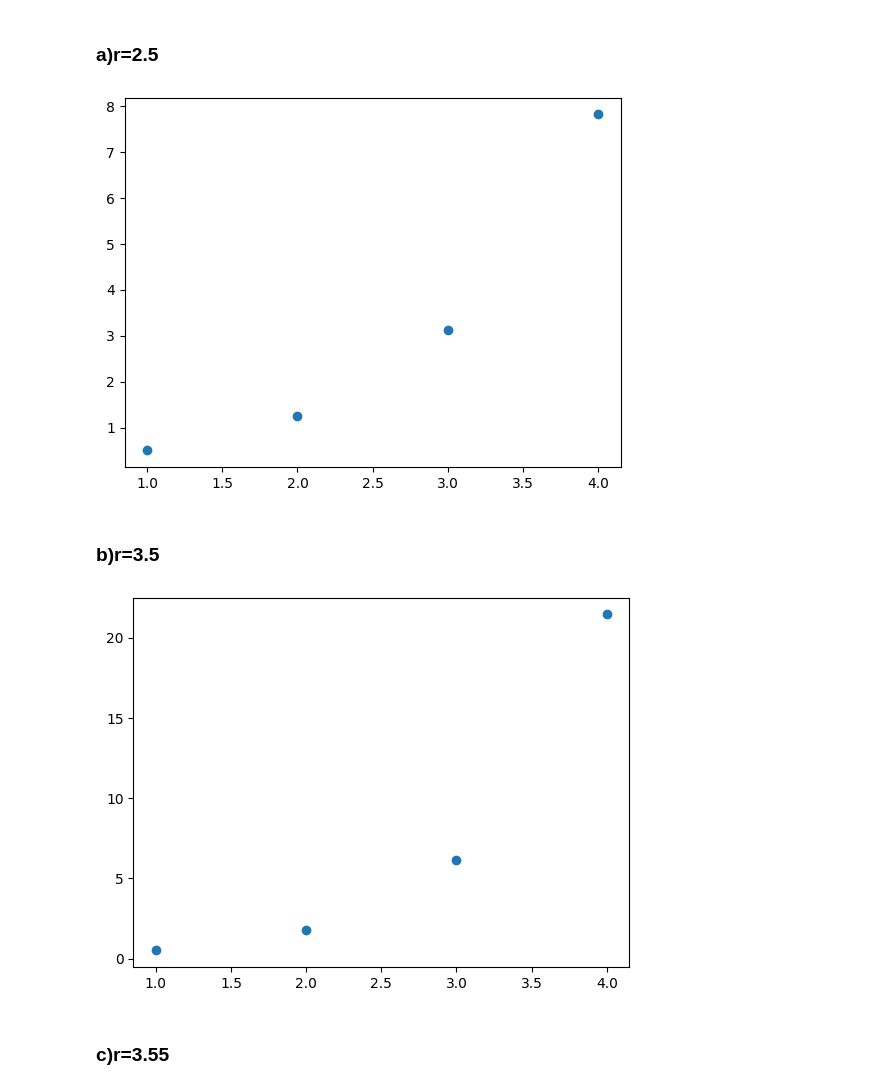
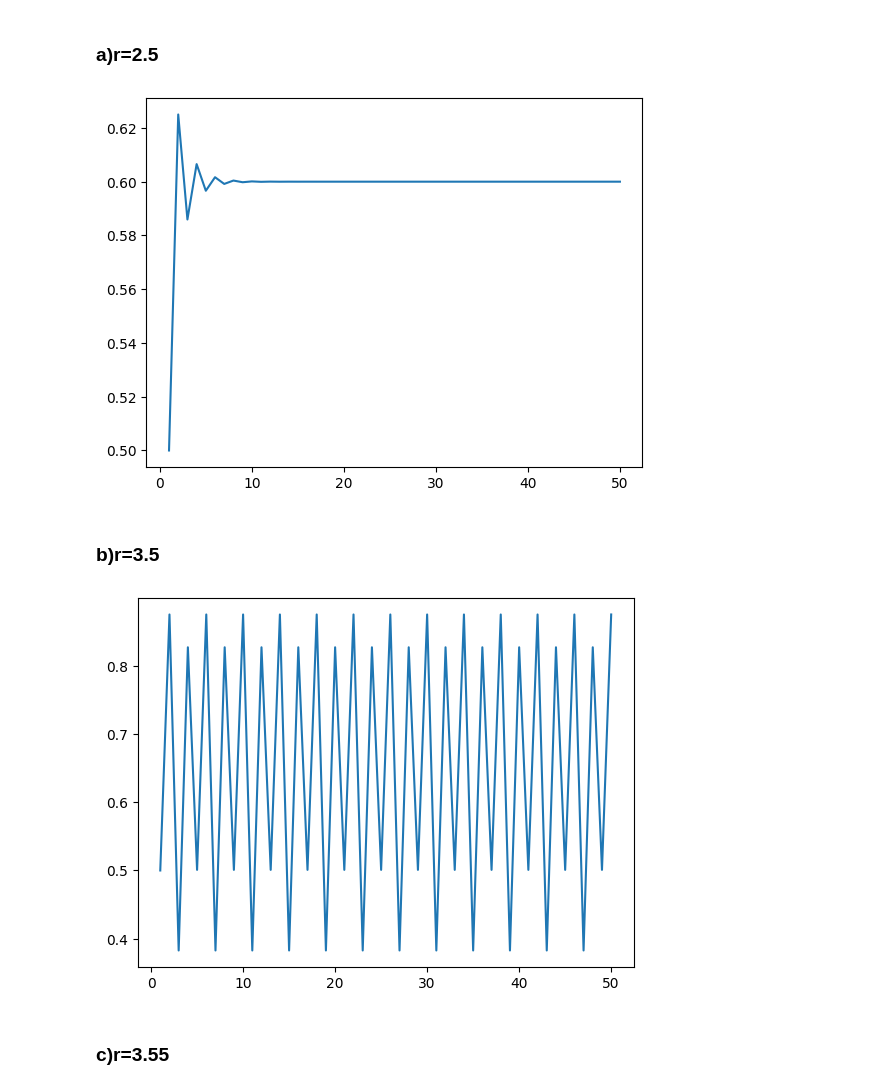
Before and after one commit to jcv00036/amn_p, a Jupyter notebook: Handout_3_Juan_Carrasco_Vico.ipynb, the cells around one changed output. Cells and saved outputs as stored; diff of their text form; code cells hidden in the pictures.

```diff
--- a/Handout_3_Juan_Carrasco_Vico.ipynb
+++ b/Handout_3_Juan_Carrasco_Vico.ipynb
@@ -20,35 +20,38 @@ import matplotlib.pyplot as plt
 # %%
 def x(n,r): #my sequence
   if n==1: return 0.5
-  return r*x(n-1,r)
+  xn = x(n-1,r)
+  return r*xn*(1-xn)
 
 #Extrems of my interval
 a = 1
-b = 4
+b = 50
 # %% [markdown]
 ### a)r=2.5
 # %%
 r = 2.5
-y = [x(n,r) for n in range(a,b+1)]
-nPlot = [n for n in range(a,b+1)]
+
+nPlot = [i for i in range(a,b+1)]
+y = [x(nPlot[i],r) for i in range(len(nPlot))]
 fig, ax = plt.subplots()
-ax.scatter(nPlot,y)
+ax.plot(nPlot,y)
 
 plt.show()
 # %% [output]
-[figure, old version]
+[figure, new version]
 # %% [markdown]
 ### b)r=3.5
 # %%
 r = 3.5
-y = [x(n,r) for n in range(a,b+1)]
-nPlot = [n for n in range(a,b+1)]
+
+nPlot = [i for i in range(a,b+1)]
+y = [x(nPlot[i],r) for i in range(len(nPlot))]
 fig, ax = plt.subplots()
-ax.scatter(nPlot,y)
+ax.plot(nPlot,y)
 
 plt.show()
 # %% [output]
-[figure, old version]
+[figure, new version]
 # %% [markdown]
 ### c)r=3.55
 # %%
```
Also changed, not shown: parts of 54 cells of this notebook.
